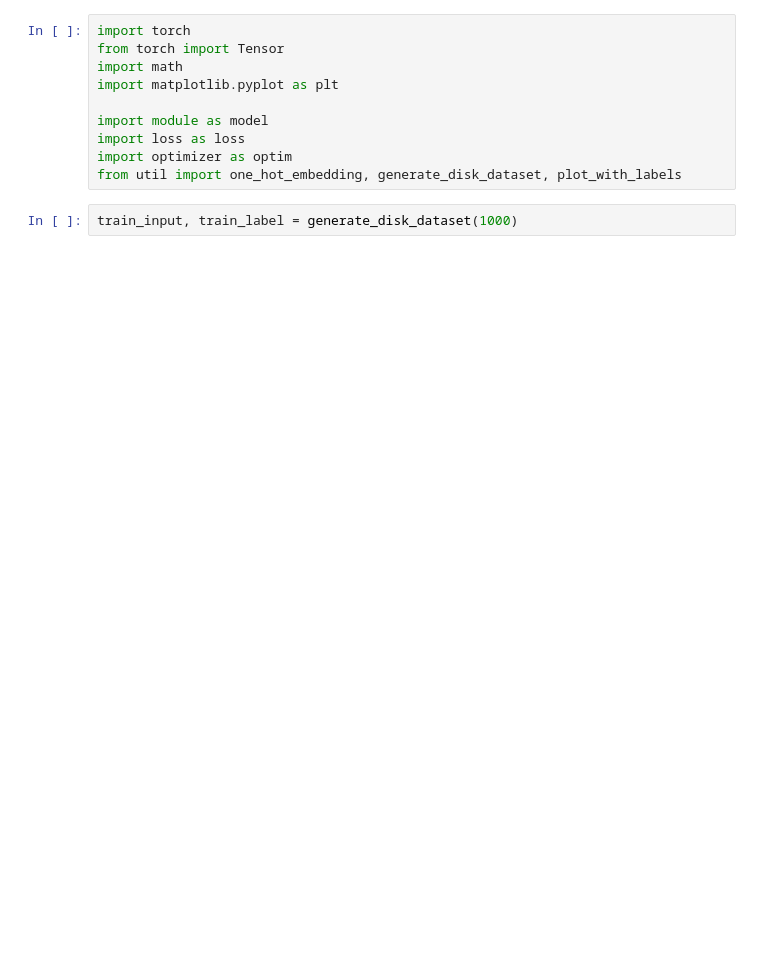
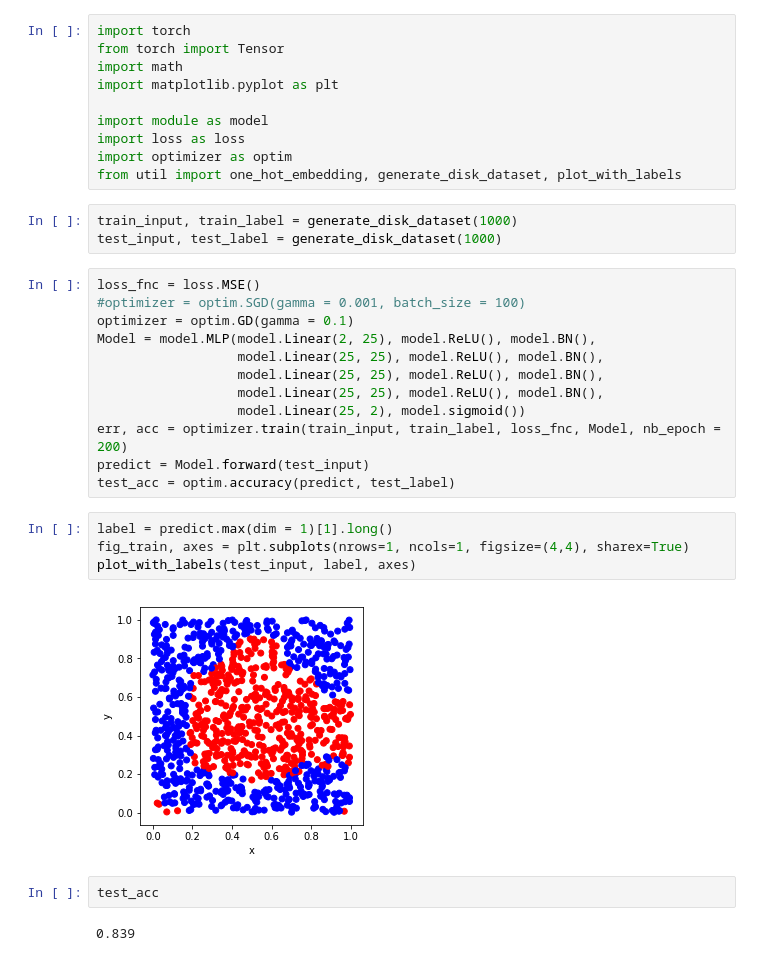
Before and after one commit to Yu-TingHuang/epfl-DeepLearning, a Jupyter notebook: Project2/main.ipynb, the cells around one changed output. Saved outputs shown, nothing was run; the diff lists cells and outputs as text; blank space fills up the shorter version.

```diff
--- a/Project2/main.ipynb
+++ b/Project2/main.ipynb
@@ -10,3 +10,26 @@ import optimizer as optim
 from util import one_hot_embedding, generate_disk_dataset, plot_with_labels
 # %%
 train_input, train_label = generate_disk_dataset(1000)
+test_input, test_label = generate_disk_dataset(1000)
+# %%
+loss_fnc = loss.MSE()
+#optimizer = optim.SGD(gamma = 0.001, batch_size = 100)
+optimizer = optim.GD(gamma = 0.1)
+Model = model.MLP(model.Linear(2, 25), model.ReLU(), model.BN(),
+                  model.Linear(25, 25), model.ReLU(), model.BN(),
+                  model.Linear(25, 25), model.ReLU(), model.BN(),
+                  model.Linear(25, 25), model.ReLU(), model.BN(),
+                  model.Linear(25, 2), model.sigmoid())
+err, acc = optimizer.train(train_input, train_label, loss_fnc, Model, nb_epoch = 200)
+predict = Model.forward(test_input)
+test_acc = optim.accuracy(predict, test_label)
+# %%
+label = predict.max(dim = 1)[1].long()
+fig_train, axes = plt.subplots(nrows=1, ncols=1, figsize=(4,4), sharex=True)
+plot_with_labels(test_input, label, axes)
+# %% [output]
+[figure, added]
+# %%
+test_acc
+# %% [output]
+0.839
```
Also changed, not shown: parts of 24 cells of this notebook, 4 other files.
